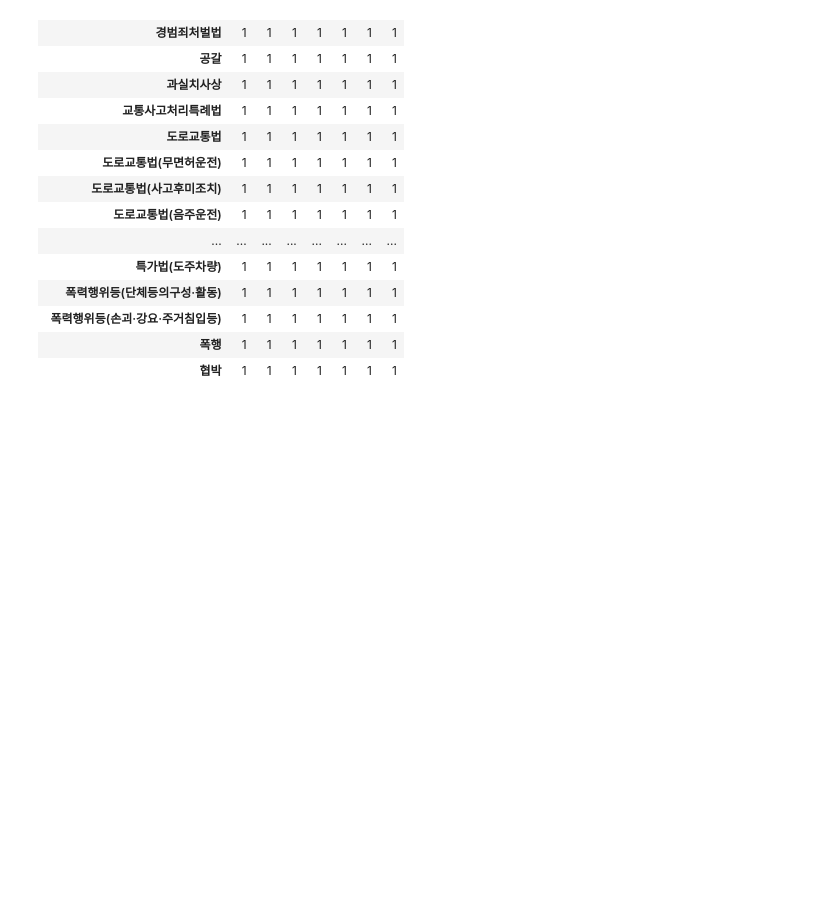
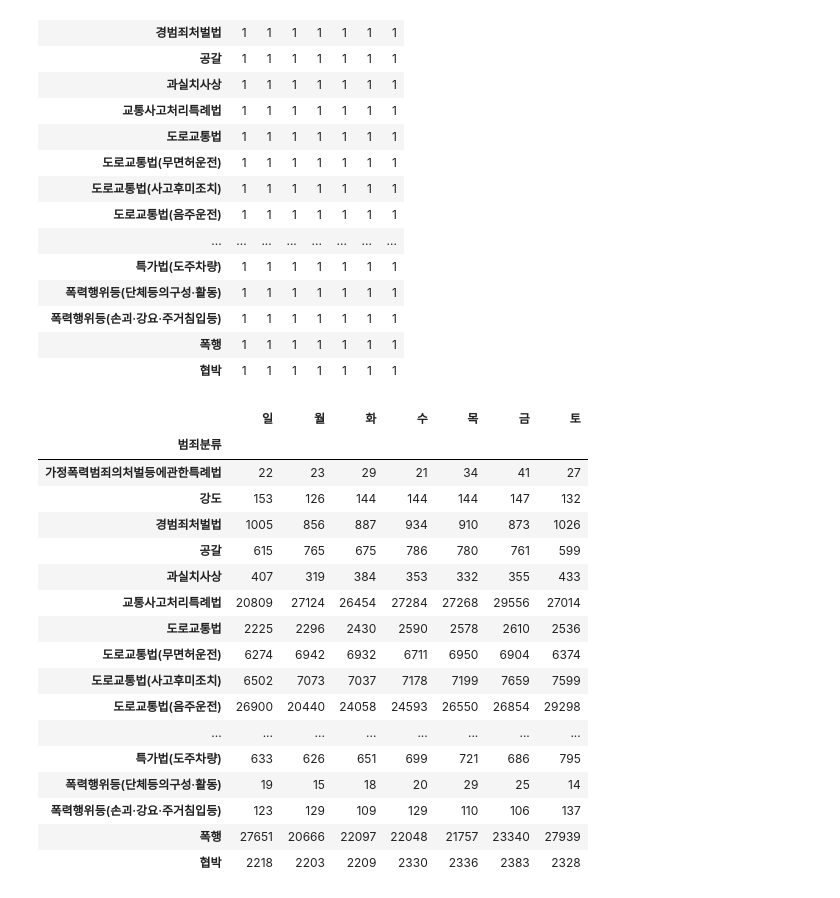
Before and after one commit to Kimheesu99/CrimeData, a Jupyter notebook: crimeData_day.ipynb, the cells around one changed output. Cells and saved outputs as stored; diff of their text form; code cells hidden in the pictures; blank space fills up the shorter version.

```diff
--- a/crimeData_day.ipynb
+++ b/crimeData_day.ipynb
@@ -52,3 +52,26 @@ df1.groupby(['범죄분류']).count()
 | 폭력행위등(손괴·강요·주거침입등) | 1 | 1 | 1 | 1 | 1 | 1 | 1 |
 | 폭행 | 1 | 1 | 1 | 1 | 1 | 1 | 1 |
 | 협박 | 1 | 1 | 1 | 1 | 1 | 1 | 1 |
+# %%
+#합계 구하기
+df1_group = df1.groupby('범죄분류').sum()
+df1_group
+# %% [output]
+|  | 일 | 월 | 화 | 수 | 목 | 금 | 토 |
+| 범죄분류 |  |  |  |  |  |  |  |
+| 가정폭력범죄의처벌등에관한특례법 | 22 | 23 | 29 | 21 | 34 | 41 | 27 |
+| 강도 | 153 | 126 | 144 | 144 | 144 | 147 | 132 |
+| 경범죄처벌법 | 1005 | 856 | 887 | 934 | 910 | 873 | 1026 |
+| 공갈 | 615 | 765 | 675 | 786 | 780 | 761 | 599 |
+| 과실치사상 | 407 | 319 | 384 | 353 | 332 | 355 | 433 |
+| 교통사고처리특례법 | 20809 | 27124 | 26454 | 27284 | 27268 | 29556 | 27014 |
+| 도로교통법 | 2225 | 2296 | 2430 | 2590 | 2578 | 2610 | 2536 |
+| 도로교통법(무면허운전) | 6274 | 6942 | 6932 | 6711 | 6950 | 6904 | 6374 |
+| 도로교통법(사고후미조치) | 6502 | 7073 | 7037 | 7178 | 7199 | 7659 | 7599 |
+| 도로교통법(음주운전) | 26900 | 20440 | 24058 | 24593 | 26550 | 26854 | 29298 |
+| ... | ... | ... | ... | ... | ... | ... | ... |
+| 특가법(도주차량) | 633 | 626 | 651 | 699 | 721 | 686 | 795 |
+| 폭력행위등(단체등의구성·활동) | 19 | 15 | 18 | 20 | 29 | 25 | 14 |
+| 폭력행위등(손괴·강요·주거침입등) | 123 | 129 | 109 | 129 | 110 | 106 | 137 |
+| 폭행 | 27651 | 20666 | 22097 | 22048 | 21757 | 23340 | 27939 |
+| 협박 | 2218 | 2203 | 2209 | 2330 | 2336 | 2383 | 2328 |
```
Also changed, not shown: parts of 2 cells of this notebook.
